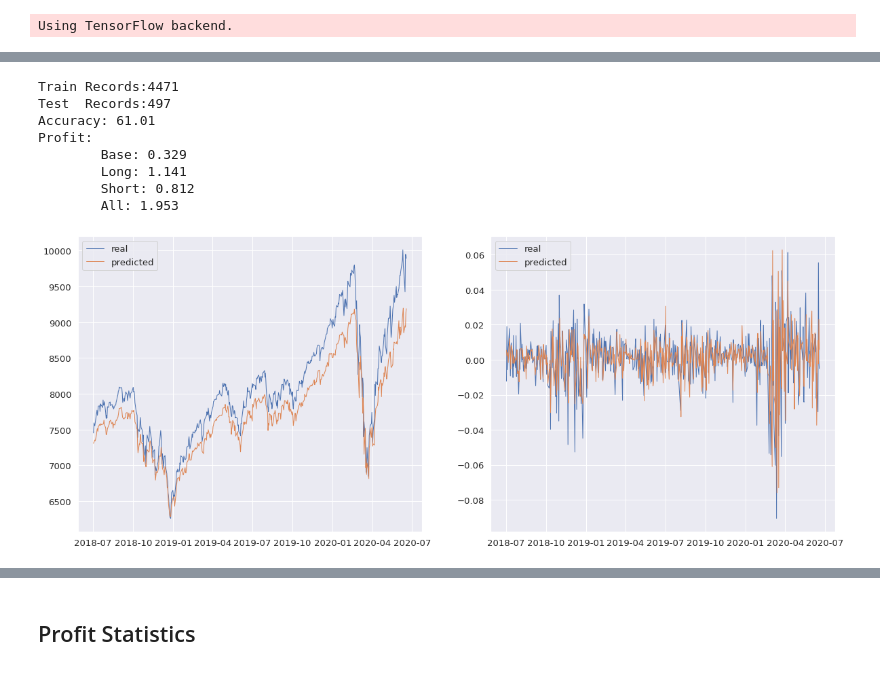
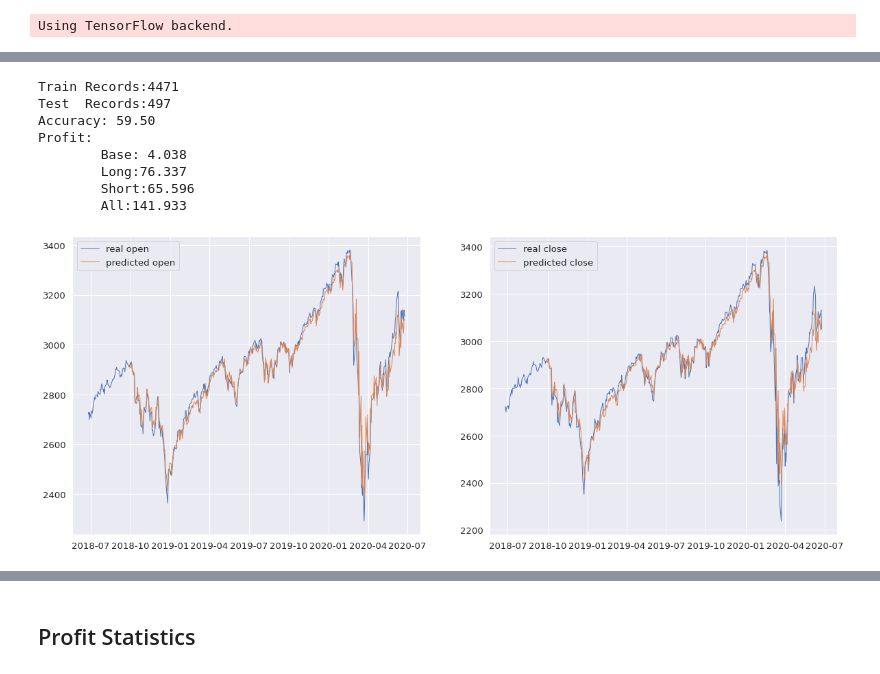
Before and after one commit to ajmal017/FinTech, a Jupyter notebook: Predict_DualLTSM_Technical.ipynb, the cells around one changed output, grey strips where cells are left out. Cells and saved outputs as stored; diff of their text form; code cells hidden in the pictures.

```diff
--- a/Predict_DualLTSM_Technical.ipynb
+++ b/Predict_DualLTSM_Technical.ipynb
@@ -294,5 +320,6 @@ def calculate_accuracy(unscaled_y_test,
 # %%
-ticker = "^IXIC" #@param ["^GSCP", "^IXIC", "^DJI", "^VIX", "MSFT", "QCOM", "GE"]
-time_span = 6 #@param {type:"slider", min:1, max:12, step:1}
+ticker = "^GSPC" #@param ["^GSPC", "^IXIC", "^DJI", "^VIX", "INTC", "MSFT", "QCOM", "GE", "GOOGL", "NVDA"]
+time_span = 3 #@param {type:"slider", min:1, max:24, step:1}
+force_train = False #@param {type:"boolean"}
 time_span *= 21
 # %%
@@ -351,0 +370,4 @@ display(result)
+# %%
+end_date = dt.date.today()
+start_date = end_date - dt.timedelta(365 * 2)
+orig_data = pdr.get_data_yahoo(ticker, start_date, end_date)
@@ -354,31 +394,37 @@ print("Train Records:" + str(y_train.shape[0]))
 print("Test  Records:" + str(y_test.shape[0]))
 print("Accuracy:{0:6.2f}".format(result['corr'].sum() * 100/len(result)))
 last_row = portfolio.tail(1).values
+prices = portfolio[['real_open', 'real_close']].values
+first_open = prices[0][0]
+last_close = prices[-1][1]
+base_profit = (last_close - first_open) * 100 / first_open
 print("Profit:\n\tBase:{0:6.3f}\n\tLong:{1:6.3f}\n\tShort:{2:6.3f}\n\tAll:{3:6.3f}".
-        format(last_row[0][-4], last_row[0][-3], last_row[0][-2], last_row[0][-1]))
+        format(base_profit, last_row[0][-3], last_row[0][-2], last_row[0][-1]))
 # %% [output]
 Train Records:4471
 Test  Records:497
-Accuracy: 61.01
+Accuracy: 59.50
 Profit:
-        Base: 0.329
-        Long: 1.141
-        Short: 0.812
-        All: 1.953
+        Base: 4.038
+        Long:76.337
+        Short:65.596
+        All:141.933
 # %%
 fig, axs = plt.subplots(1,2)
 
-axs[0].plot(result.real, label='real', linewidth=1)
-axs[0].plot(result.pred, label='predicted', linewidth=1)
+#axs[0].plot(orig_data.Close, label='real close', linewidth=1)
+#axs[0].plot(result.pred_close, label='predicted close', linewidth=1)
+axs[0].plot(orig_data.Open, label='real open', linewidth=1)
+axs[0].plot(result.open_adj, label='predicted open', linewidth=1)
 axs[0].legend()
 #axs[0].title("Price Comparision")
 #plt.show()
 
 
-axs[1].plot(result.sig_real, label='real', linewidth=1)
-axs[1].plot(result.sig_pred, label='predicted', linewidth=1)
+axs[1].plot(orig_data.Close, label='real close', linewidth=1)
+axs[1].plot(result.close_adj, label='predicted close', linewidth=1)
 axs[1].legend()
 #axs[1].title("Daily Return Comparision")
 plt.show()
 # %% [output]
-[figure, old version]
+[figure, new version]
```
Also changed, not shown: parts of 43 cells of this notebook.
